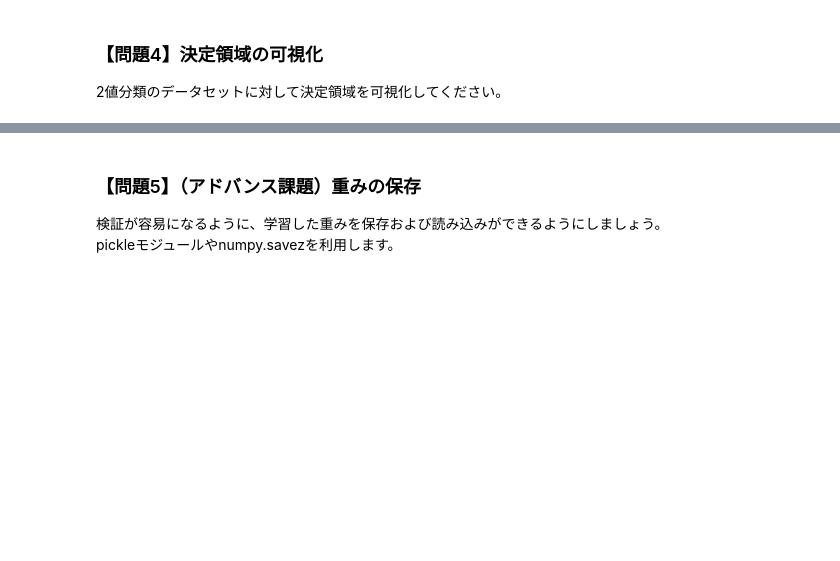
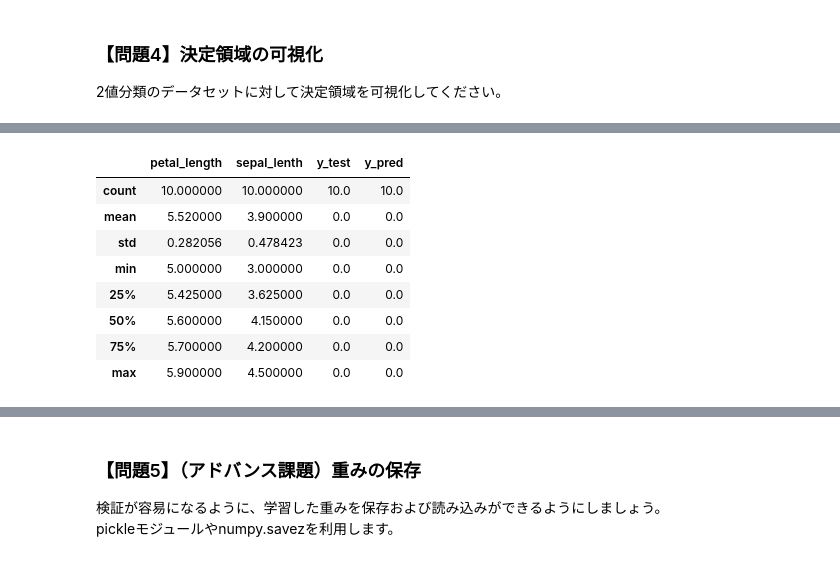
Before and after one commit to Yohei-Kawakami/diveintocode-ml, a Jupyter notebook: splint4/sprint4-ml-scratch-logistic-regression.ipynb, the cells around one changed output, grey strips where cells are left out. Saved outputs shown, nothing was run; the diff lists cells and outputs as text; code cells hidden in the pictures; blank space fills up the shorter version.

```diff
--- a/splint4/sprint4-ml-scratch-logistic-regression.ipynb
+++ b/splint4/sprint4-ml-scratch-logistic-regression.ipynb
@@ -730,0 +713,21 @@ decision_region(X_train, y_train, slr)
+# %%
+df_X_test = pd.DataFrame(X_test)
+df_y_test = pd.DataFrame(y_test)
+df_y_pred = pd.DataFrame(y_pred)
+df_iris = pd.concat([df_X_test, df_y_test, df_y_pred], axis=1)
+df_iris.columns = ['petal_length', 'sepal_lenth', 'y_test', 'y_pred']
+# df_iris.sort_values(by='y_pred')
+# %%
+df_versicolor = df_iris[df_iris['y_pred'] == 0]
+df_virginica =  df_iris[df_iris['y_pred'] == 1]
+df_versicolor.describe()
+# %% [output]
+|  | petal_length | sepal_lenth | y_test | y_pred |
+| count | 10.000000 | 10.000000 | 10.0 | 10.0 |
+| mean | 5.520000 | 3.900000 | 0.0 | 0.0 |
+| std | 0.282056 | 0.478423 | 0.0 | 0.0 |
+| min | 5.000000 | 3.000000 | 0.0 | 0.0 |
+| 25% | 5.425000 | 3.625000 | 0.0 | 0.0 |
+| 50% | 5.600000 | 4.150000 | 0.0 | 0.0 |
+| 75% | 5.700000 | 4.200000 | 0.0 | 0.0 |
+| max | 5.900000 | 4.500000 | 0.0 | 0.0 |
```
Also changed, not shown: parts of 5 cells of this notebook.
